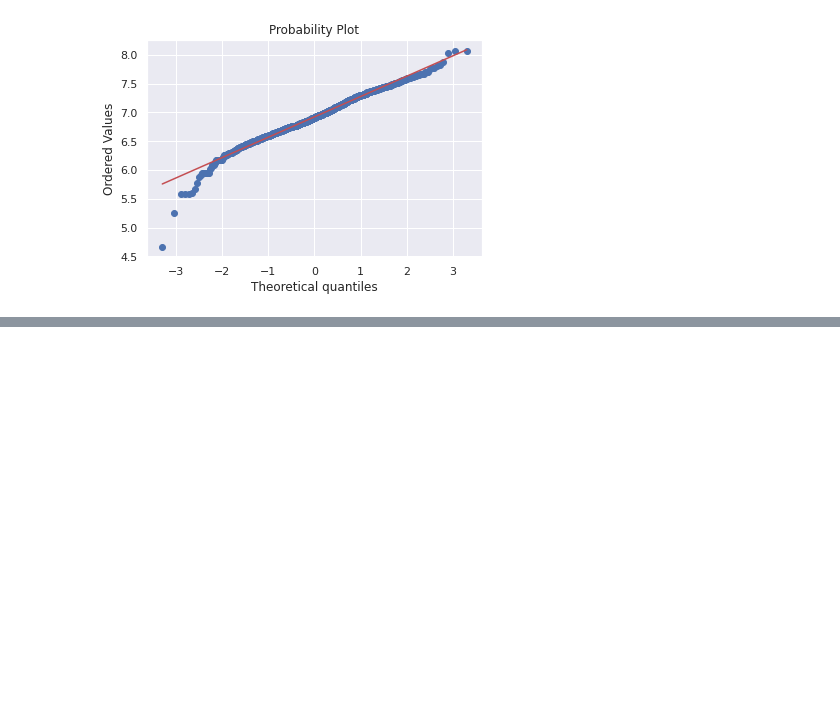
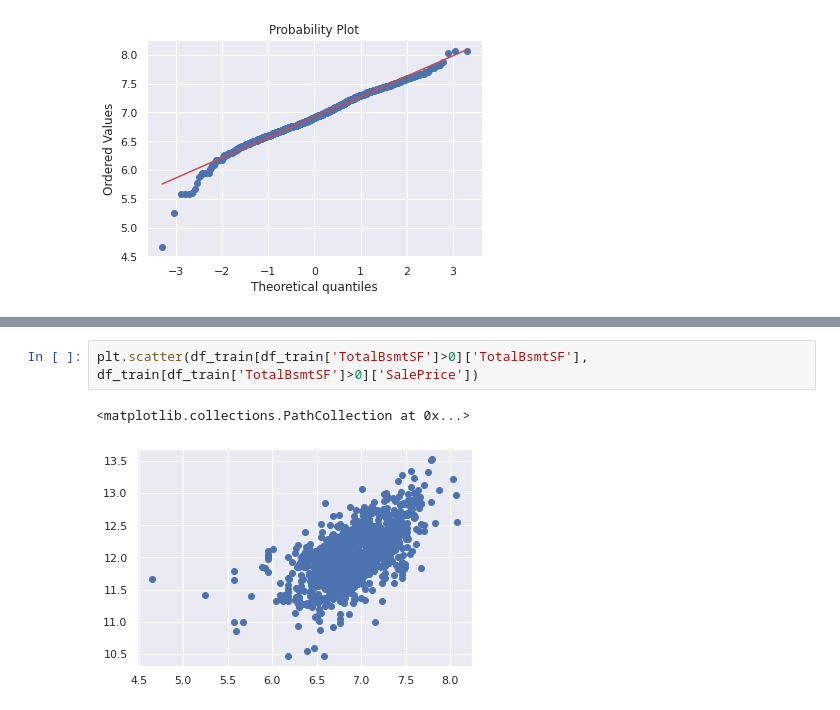
Before and after one commit to kaushikabhishek87/Kaggle_datascience, a Jupyter notebook: Data_Exploration.ipynb, the cells around one changed output, grey strips where cells are left out. Drawn from its saved outputs; the diff is of its cells as text; blank space fills up the shorter version.

```diff
--- a/Data_Exploration.ipynb
+++ b/Data_Exploration.ipynb
@@ -261,0 +268,5 @@ res = stats.probplot(df_train[df_train['TotalBsmtSF']>0]['TotalBsmtSF'], plot=pl
+# %%
+plt.scatter(df_train[df_train['TotalBsmtSF']>0]['TotalBsmtSF'], df_train[df_train['TotalBsmtSF']>0]['SalePrice'])
+# %% [output]
+<matplotlib.collections.PathCollection at 0x...>
+[figure, added]
```
Also changed, not shown: parts of 1 cell of this notebook.
